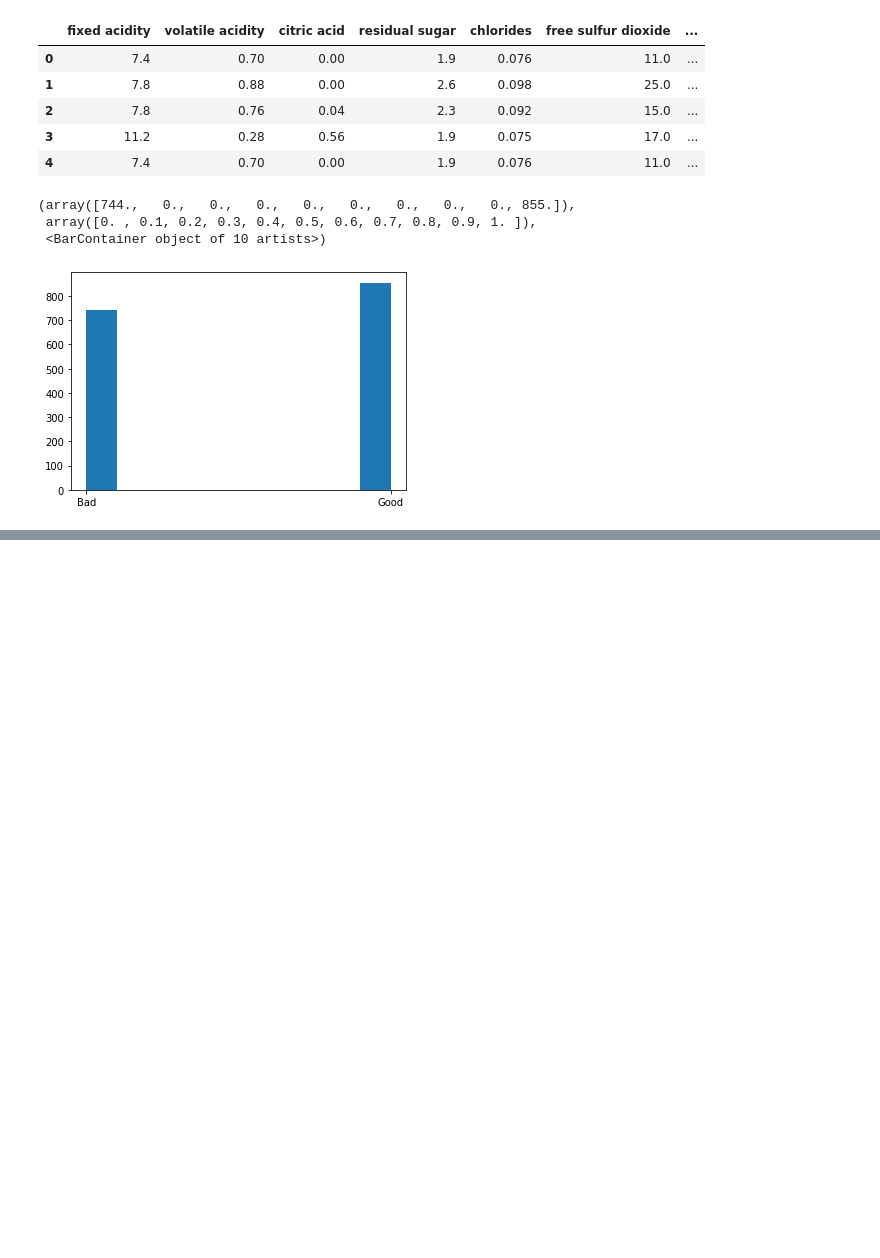
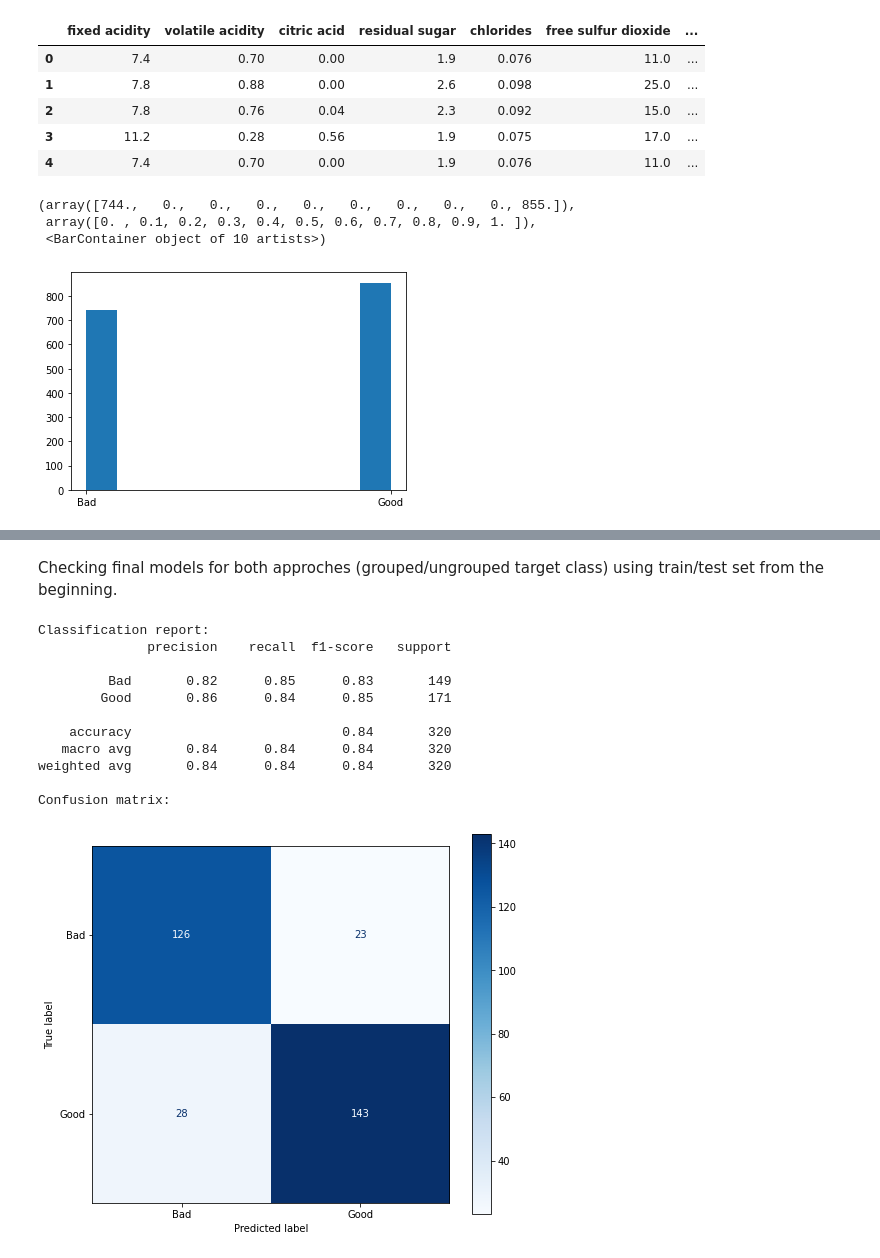
Before and after one commit to GustawOhler/ML-Predictions-of-wine-quality, a Jupyter notebook: kaggle-notebook.ipynb, the cells around one changed output, grey strips where cells are left out. Cells and saved outputs as stored; diff of their text form; code cells hidden in the pictures; blank space fills up the shorter version.

```diff
--- a/kaggle-notebook.ipynb
+++ b/kaggle-notebook.ipynb
@@ -388,7 +397,6 @@ Number of leaves in default decision tree: 214
 # %%
-# Hyperparameter tuning for each model will be conducted with random search and will search through 100 combinations to get best result
 from sklearn.model_selection import RandomizedSearchCV
-ht_iterations = 100
+ht_iterations = 75
 ht_scores = {key:0.0 for key in acc_dicts.keys()}
 # %%
 max_depth_arr = np.arange(3,20,3).tolist()
@@ -634,0 +647,26 @@ Best parameters have achieved the score: 0.8187926136363636 and they are followi
+# %% [markdown]
+Checking final models for both approches (grouped/ungrouped target class) using train/test set from the beginning.
+# %%
+from sklearn.metrics import confusion_matrix, ConfusionMatrixDisplay, multilabel_confusion_matrix
+
+rfc_test_w_groups = RandomForestClassifier(n_jobs=-1, **ht_rs_rfc.best_params_)
+rfc_test_w_groups.fit(x_train, y_train)
+y_pred_w_groups = rfc_test_w_groups.predict(x_test)
+print('Classification report: \n' + classification_report(y_test, y_pred_w_groups))
+print('Confusion matrix: \n')
+
+fig, ax = plt.subplots(figsize=(8,7))
+disp = ConfusionMatrixDisplay.from_predictions(y_test, y_pred_w_groups, display_labels=rfc_test_w_groups.classes_, ax=ax, cmap='Blues')
+# %% [output]
+Classification report:
+              precision    recall  f1-score   support
+
+         Bad       0.82      0.85      0.83       149
+        Good       0.86      0.84      0.85       171
+
+    accuracy                           0.84       320
+   macro avg       0.84      0.84      0.84       320
+weighted avg       0.84      0.84      0.84       320
+
+Confusion matrix:
+[figure, added]
```
Also changed, not shown: parts of 56 cells of this notebook.
